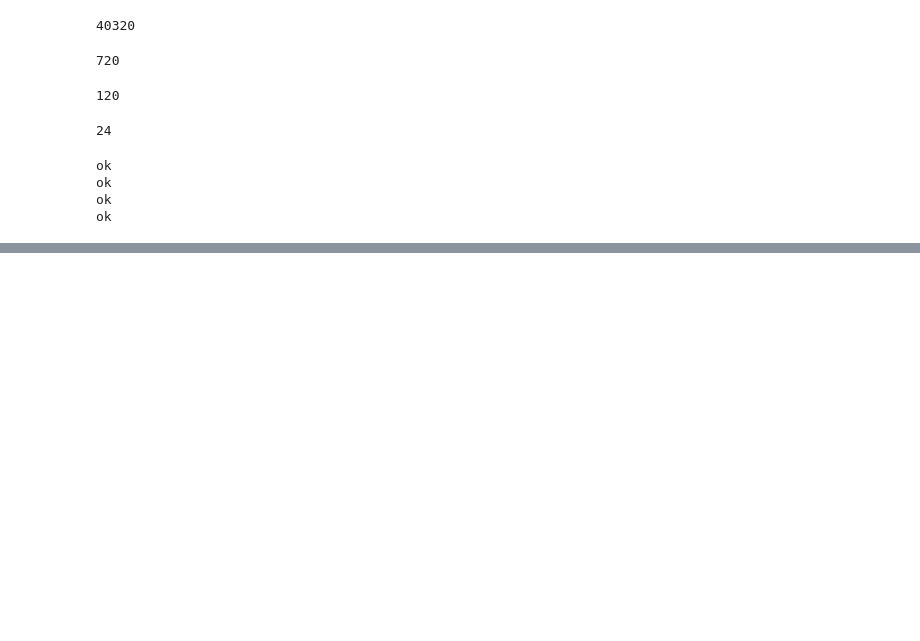
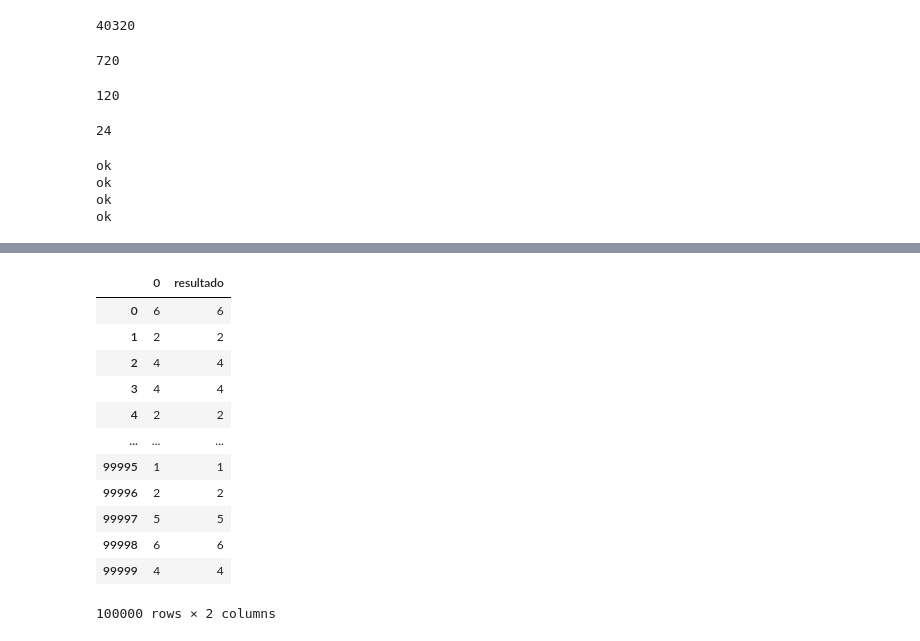
Before and after one commit to jesusB9/proyecto02, a Jupyter notebook: Practicas/funciones.ipynb, the cells around one changed output, grey strips where cells are left out. Cells and saved outputs as stored; diff of their text form; code cells hidden in the pictures; blank space fills up the shorter version.

```diff
--- a/Practicas/funciones.ipynb
+++ b/Practicas/funciones.ipynb
@@ -527,0 +541,17 @@ print(contadorFalse)
+# %%
+result = dados(1)
+result
+# %% [output]
+|  | 0 | resultado |
+| 0 | 6 | 6 |
+| 1 | 2 | 2 |
+| 2 | 4 | 4 |
+| 3 | 4 | 4 |
+| 4 | 2 | 2 |
+| ... | ... | ... |
+| 99995 | 1 | 1 |
+| 99996 | 2 | 2 |
+| 99997 | 5 | 5 |
+| 99998 | 6 | 6 |
+| 99999 | 4 | 4 |
+100000 rows × 2 columns
```
Also changed, not shown: parts of 20 cells of this notebook.
